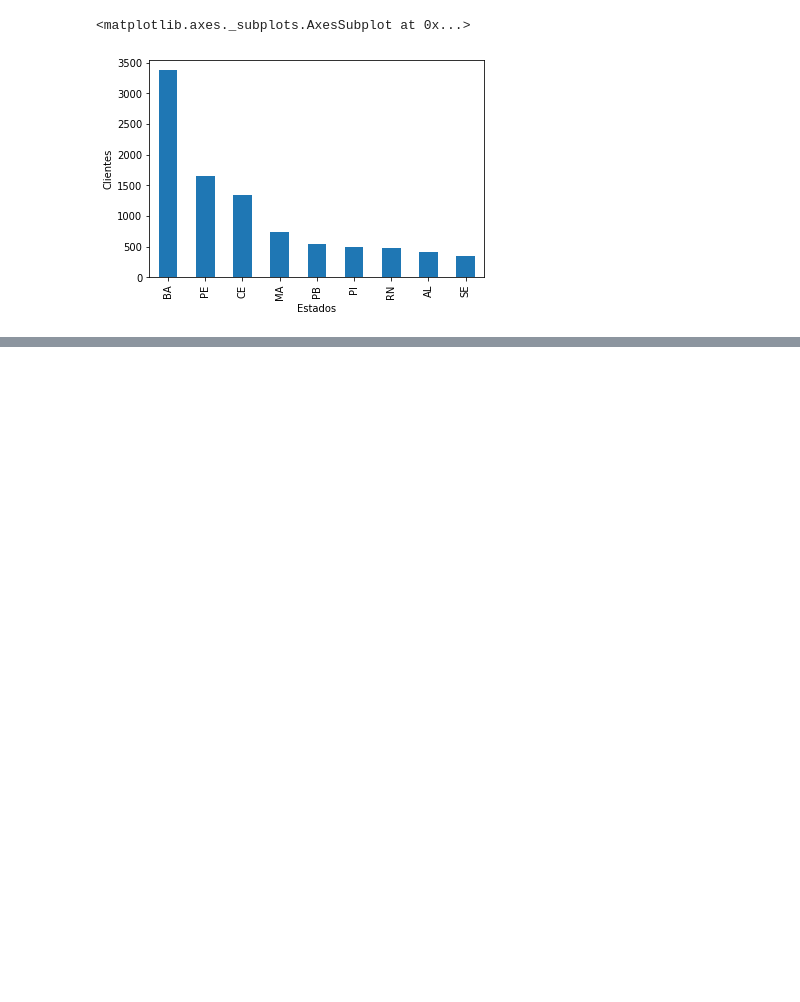
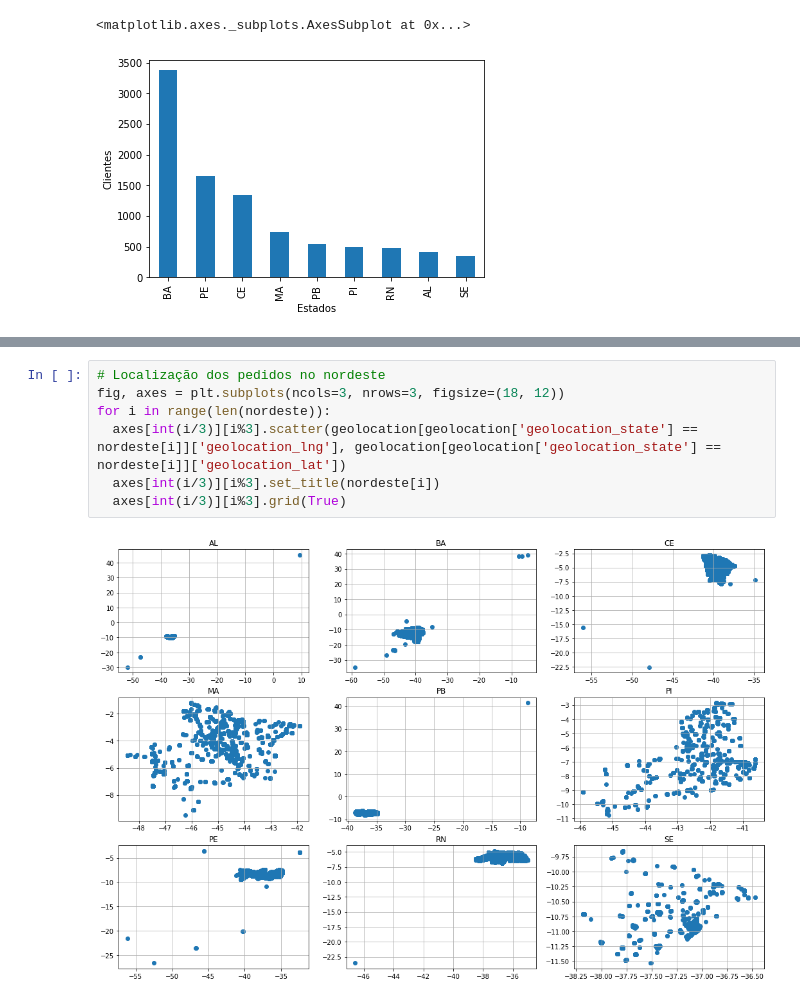
Before and after one commit to AdsonRamos/if697-2020.2, a Jupyter notebook: Projeto_IF697.ipynb, the cells around one changed output, grey strips where cells are left out. Cells and saved outputs as stored; diff of their text form; blank space fills up the shorter version.

```diff
--- a/Projeto_IF697.ipynb
+++ b/Projeto_IF697.ipynb
@@ -197,0 +221,9 @@ sns.barplot(x='customer_state', y='clients', data=midwest_client_counts, ax=axes
+# %%
+# Localização dos pedidos no nordeste
+fig, axes = plt.subplots(ncols=3, nrows=3, figsize=(18, 12))
+for i in range(len(nordeste)):
+  axes[int(i/3)][i%3].scatter(geolocation[geolocation['geolocation_state'] == nordeste[i]]['geolocation_lng'], geolocation[geolocation['geolocation_state'] == nordeste[i]]['geolocation_lat'])
+  axes[int(i/3)][i%3].set_title(nordeste[i])
+  axes[int(i/3)][i%3].grid(True)
+# %% [output]
+[figure, added]
```
Also changed, not shown: parts of 21 cells of this notebook.
